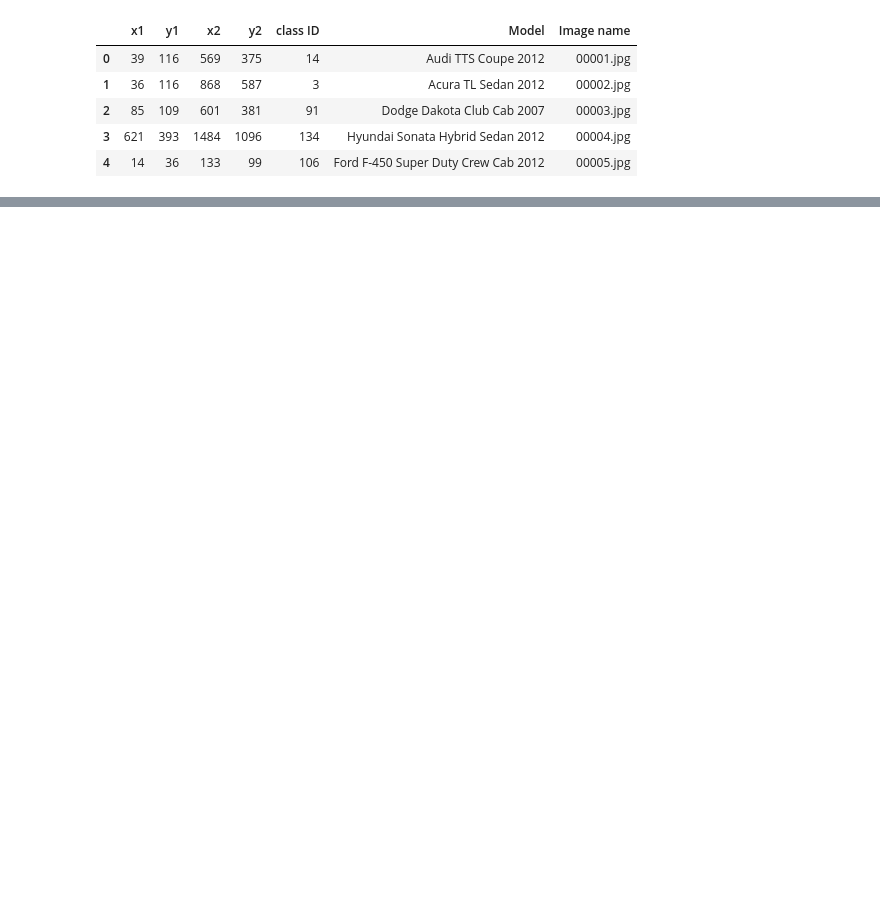
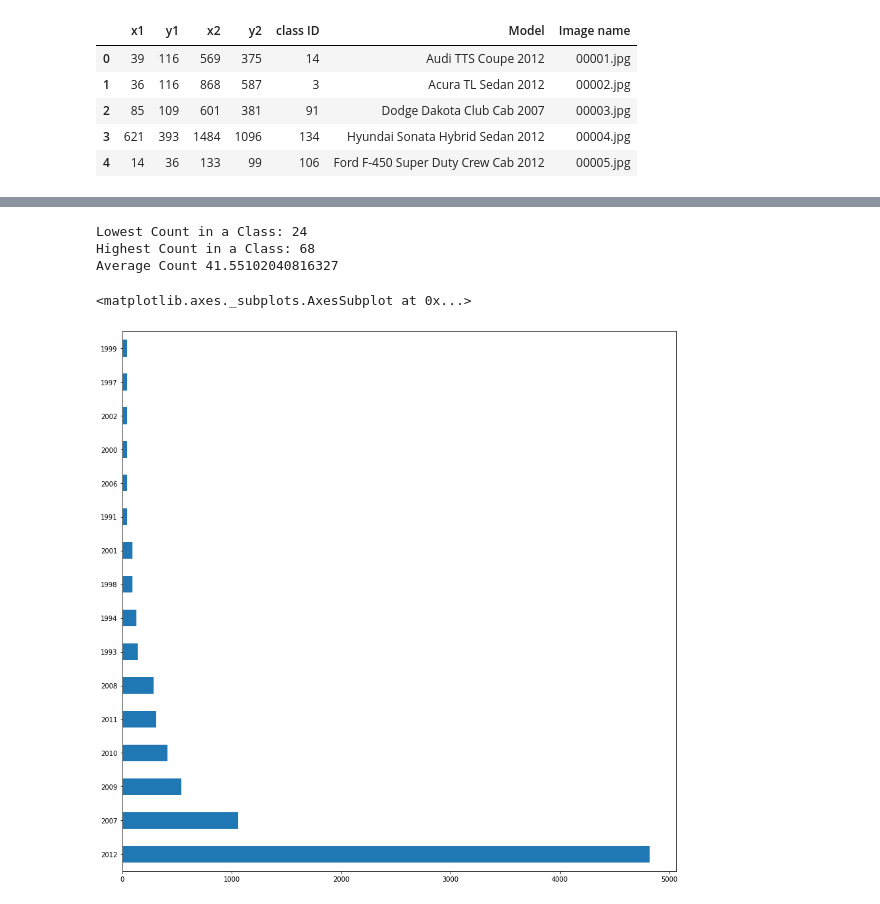
Before and after one commit to ryanliwag/grab_challenge, a Jupyter notebook: Exploration_Analysis.ipynb, the cells around one changed output, grey strips where cells are left out. Cells and saved outputs as stored; diff of their text form; code cells hidden in the pictures; blank space fills up the shorter version.

```diff
--- a/Exploration_Analysis.ipynb
+++ b/Exploration_Analysis.ipynb
@@ -71,0 +77,15 @@ plt.show()
+# %%
+print("Lowest Count in a Class: {}".format(dataset["Model"].value_counts().min()))
+print("Highest Count in a Class: {}".format(dataset["Model"].value_counts().max()))
+print("Average Count {}".format(dataset["Model"].value_counts().mean()))
+# %% [output]
+Lowest Count in a Class: 24
+Highest Count in a Class: 68
+Average Count 41.55102040816327
+# %%
+#Check Year Distribution of CARS
+years, yearsID = utils.get_Year(dataset["Model"].values)
+pd.Series(years).value_counts().plot.barh(figsize=(15,15))
+# %% [output]
+<matplotlib.axes._subplots.AxesSubplot at 0x...>
+[figure, added]
```
Also changed, not shown: parts of 28 cells of this notebook, 3 other files.
